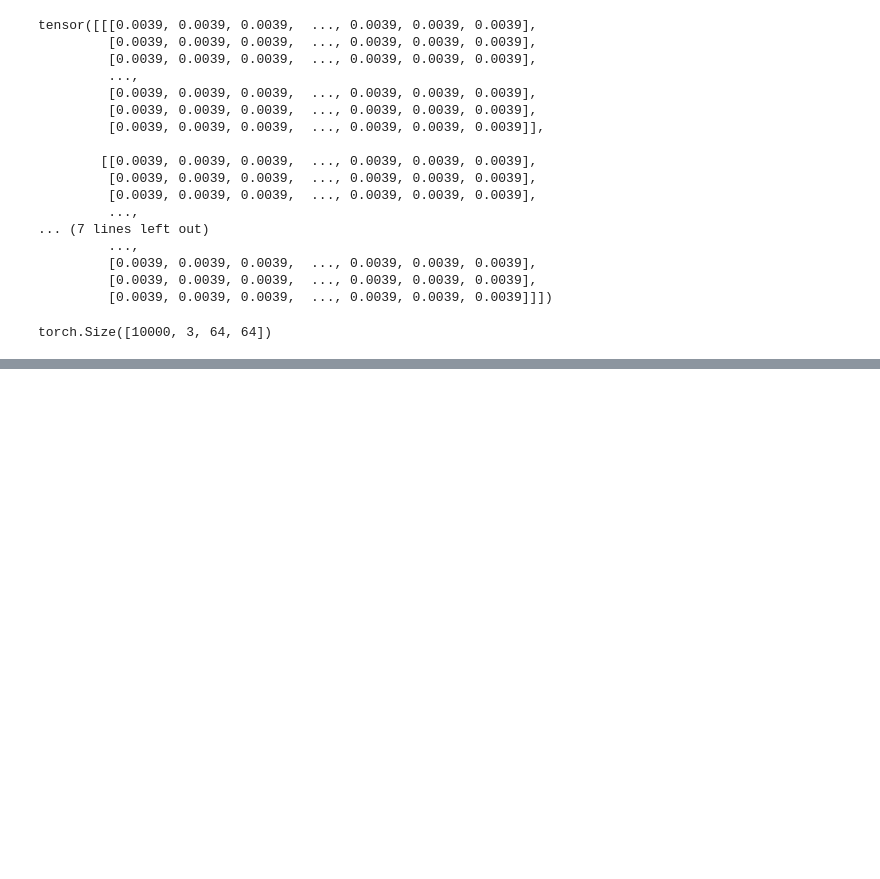
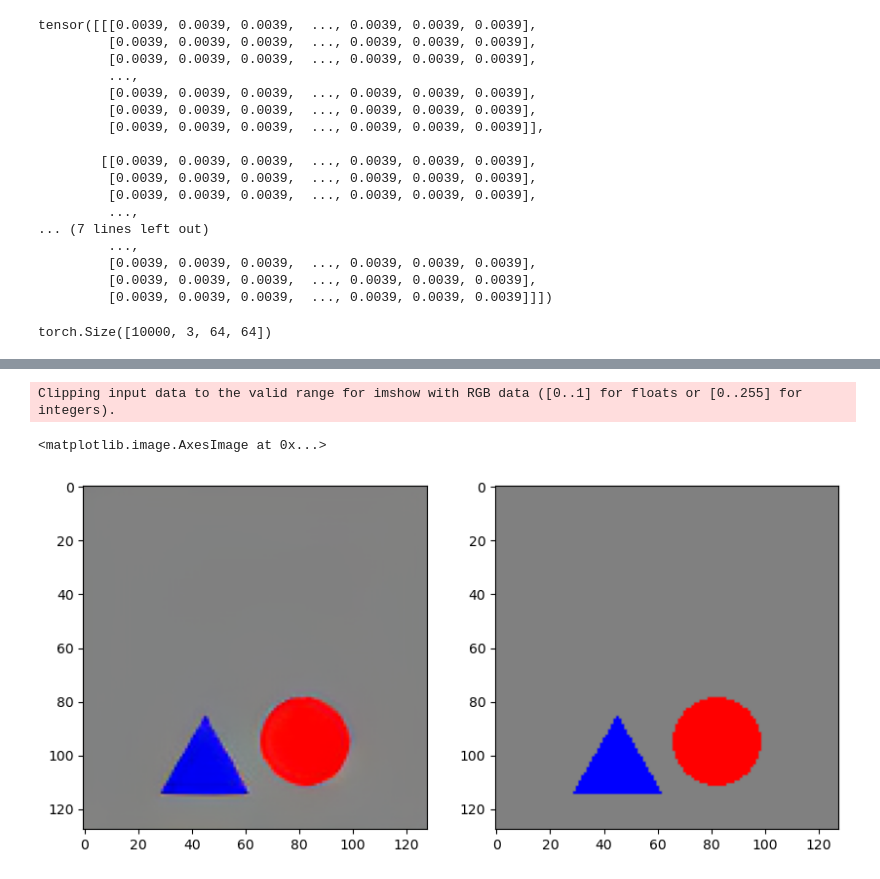
Before and after one commit to Animadversio/DiffusionObjectRelation, a Jupyter notebook: notebooks/Dataset_creation.ipynb, the cells around one changed output, grey strips where cells are left out. Drawn from its saved outputs; the diff is of its cells as text; code cells hidden in the pictures; blank space fills up the shorter version.

```diff
--- a/notebooks/Dataset_creation.ipynb
+++ b/notebooks/Dataset_creation.ipynb
@@ -356,0 +423,25 @@ torch.Size([10000, 3, 64, 64])
+# %%
+transform = transforms.Compose([
+        transforms.ToTensor(),
+        # Add more transforms if needed
+    ])
+    # Create the dataset
+dataset = ShapesDataset(num_images=1000, resolution=128, radius=16, transform=transform)
+# %%
+image_tsr = dataset[0][0].unsqueeze(0)
+with torch.no_grad():
+    latent_dist = vae.encode(image_tsr.to(device)).latent_dist # * 2 - 1
+    latent_sample = latent_dist.sample()
+    image_rec = vae.decode(latent_sample).sample # * 0.5 + 0.5
+    # latent_mean = latent_dist.mean
+    # image_rec = vae.decode(latent_mean).sample * 0.5 + 0.5
+image_rec.shape
+plt.figure(figsize=(10, 5))
+plt.subplot(1, 2, 1)
+plt.imshow(image_rec[0].permute(1, 2, 0).cpu().numpy())
+plt.subplot(1, 2, 2)
+plt.imshow(image_tsr[0].permute(1, 2, 0).cpu().numpy())
+# %% [output]
+Clipping input data to the valid range for imshow with RGB data ([0..1] for floats or [0..255] for integers).
+<matplotlib.image.AxesImage at 0x...>
+[figure, added]
```
Also changed, not shown: parts of 13 cells of this notebook, 1 other file.
